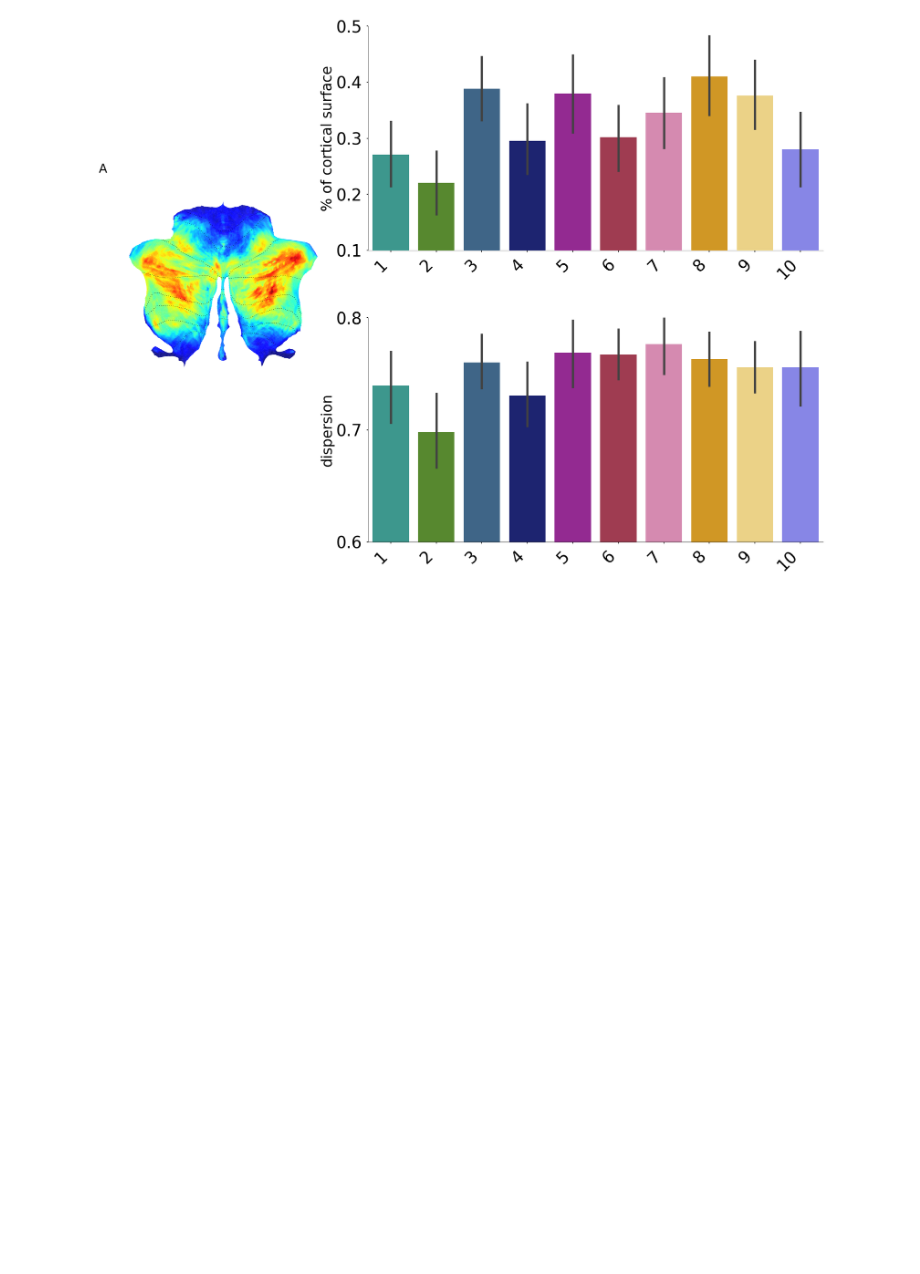
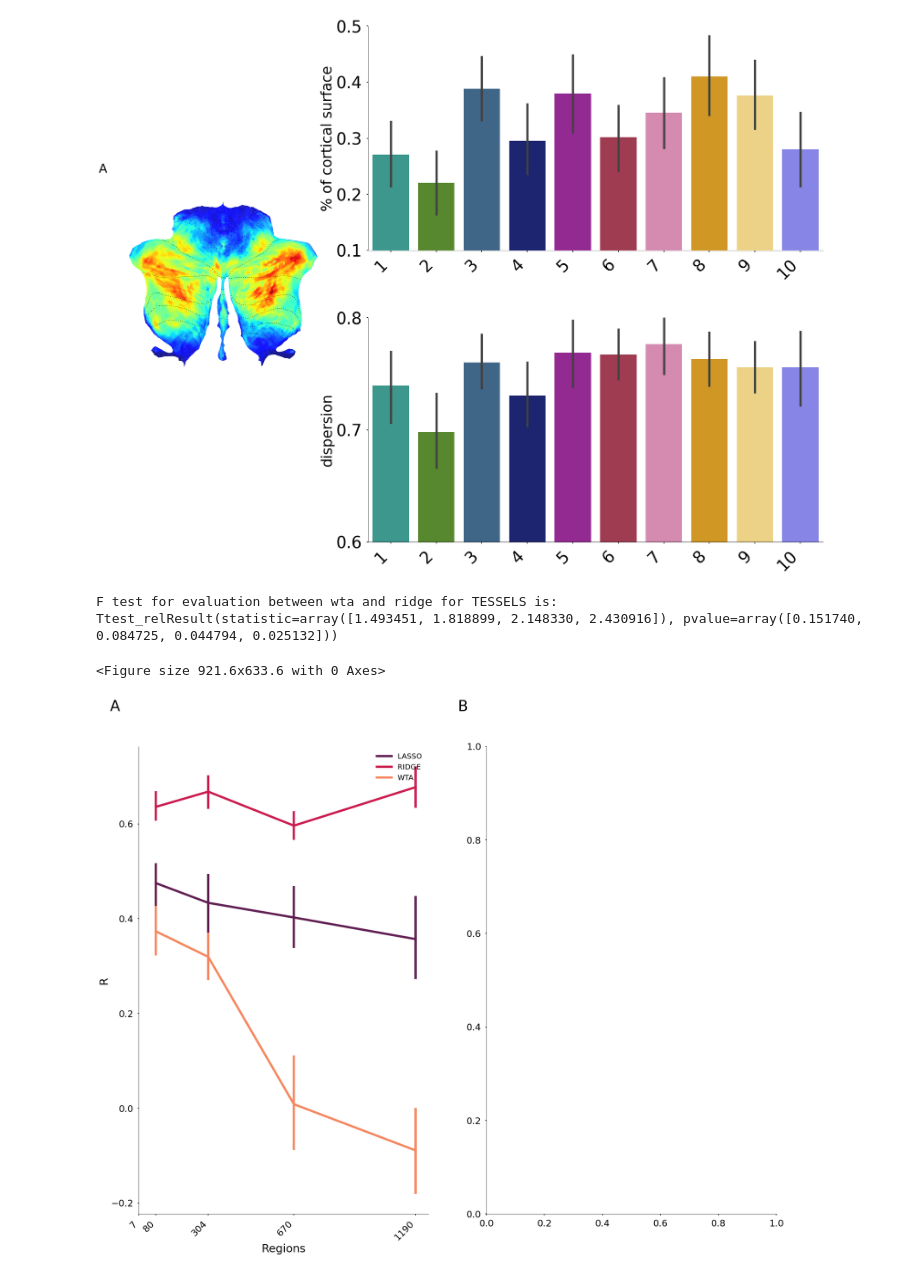
Before and after one commit to maedbhk/cerebellum_connectivity, a Jupyter notebook: notebooks/figures-mk.ipynb, the cells around one changed output. Saved outputs shown, nothing was run; the diff lists cells and outputs as text; code cells hidden in the pictures; blank space fills up the shorter version.

Commit message:
modified figures

```diff
--- a/notebooks/figures-mk.ipynb
+++ b/notebooks/figures-mk.ipynb
@@ -35,4 +29,8 @@ F test for dispersion is F_onewayResult(statistic=2.4475554745679937, pvalue=0.0
 <Figure size 921.6x633.6 with 0 Axes>
 [figure]
 # %%
-# fig.fig5()
+fig.fig4()
+# %% [output]
+F test for evaluation between wta and ridge for TESSELS is: Ttest_relResult(statistic=array([1.493451, 1.818899, 2.148330, 2.430916]), pvalue=array([0.151740, 0.084725, 0.044794, 0.025132]))
+<Figure size 921.6x633.6 with 0 Axes>
+[figure, added]
```
Also changed, not shown: parts of 1 cell of this notebook, 3 other files.
